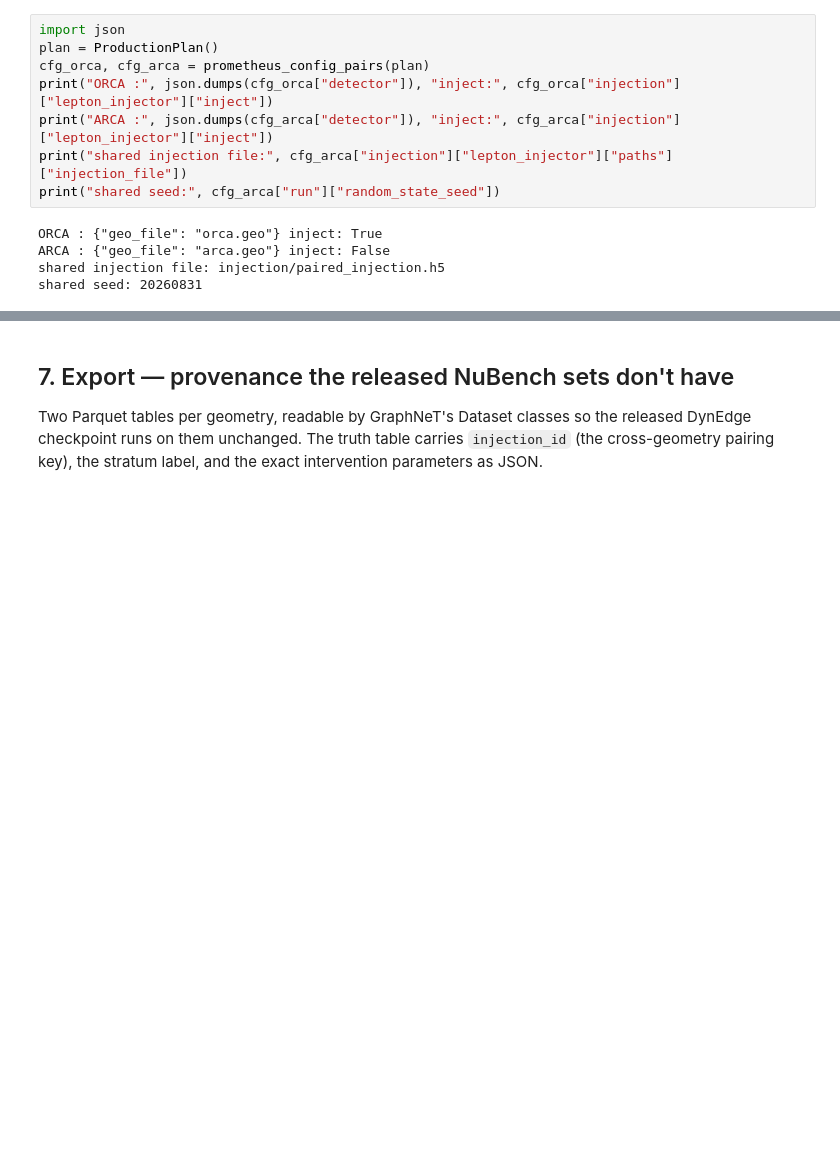
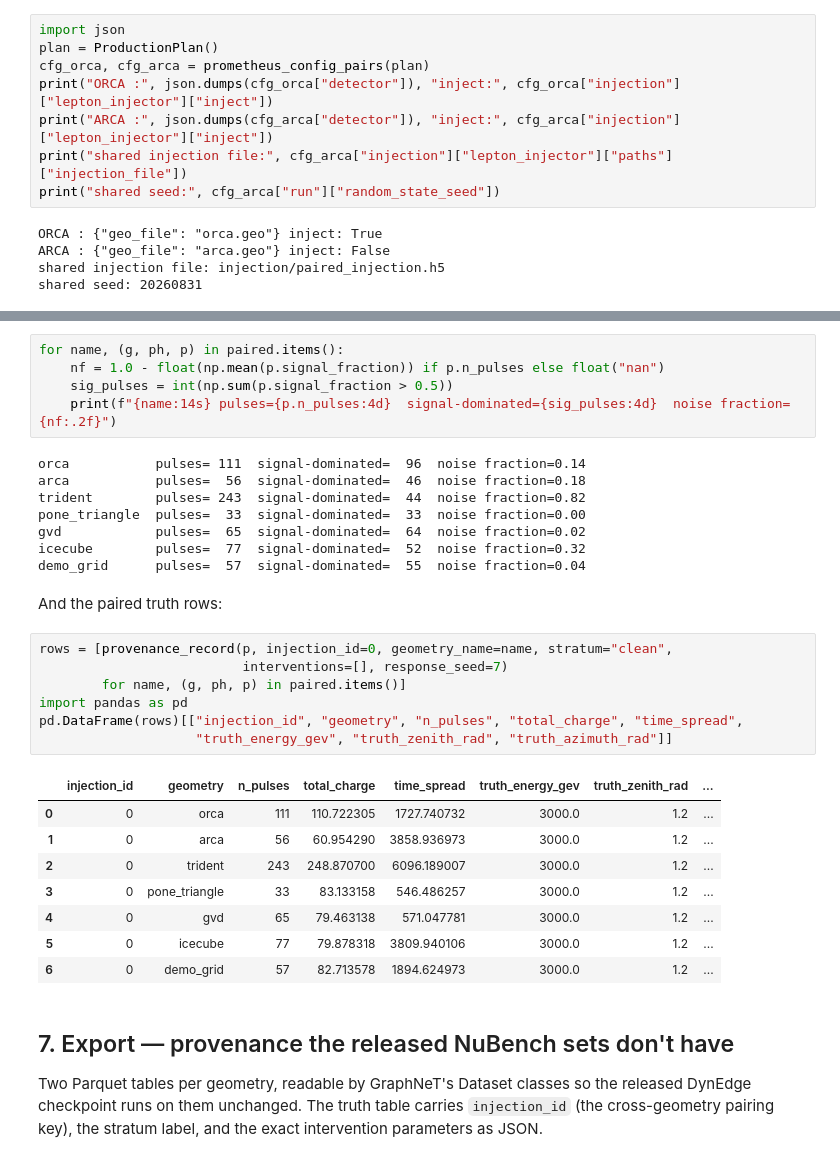
Before and after one commit to seanxia8/ORACLE, a Jupyter notebook: notebooks/oracle_paired_dataset_tutorial.ipynb, the cells around one changed output, grey strips where cells are left out. Saved outputs shown, nothing was run; the diff lists cells and outputs as text; blank space fills up the shorter version.

```diff
--- a/notebooks/oracle_paired_dataset_tutorial.ipynb
+++ b/notebooks/oracle_paired_dataset_tutorial.ipynb
@@ -203,3 +278,34 @@ shared seed: 20260831
+# %%
+for name, (g, ph, p) in paired.items():
+    nf = 1.0 - float(np.mean(p.signal_fraction)) if p.n_pulses else float("nan")
+    sig_pulses = int(np.sum(p.signal_fraction > 0.5))
+    print(f"{name:14s} pulses={p.n_pulses:4d}  signal-dominated={sig_pulses:4d}  noise fraction={nf:.2f}")
+# %% [output]
+orca           pulses= 111  signal-dominated=  96  noise fraction=0.14
+arca           pulses=  56  signal-dominated=  46  noise fraction=0.18
+trident        pulses= 243  signal-dominated=  44  noise fraction=0.82
+pone_triangle  pulses=  33  signal-dominated=  33  noise fraction=0.00
+gvd            pulses=  65  signal-dominated=  64  noise fraction=0.02
+icecube        pulses=  77  signal-dominated=  52  noise fraction=0.32
+demo_grid      pulses=  57  signal-dominated=  55  noise fraction=0.04
+# %% [markdown]
+And the paired truth rows:
+# %%
+rows = [provenance_record(p, injection_id=0, geometry_name=name, stratum="clean",
+                          interventions=[], response_seed=7)
+        for name, (g, ph, p) in paired.items()]
+import pandas as pd
+pd.DataFrame(rows)[["injection_id", "geometry", "n_pulses", "total_charge", "time_spread",
+                    "truth_energy_gev", "truth_zenith_rad", "truth_azimuth_rad"]]
+# %% [output]
+|  | injection_id | geometry | n_pulses | total_charge | time_spread | truth_energy_gev | truth_zenith_rad | ... |
+| 0 | 0 | orca | 111 | 110.722305 | 1727.740732 | 3000.0 | 1.2 | ... |
+| 1 | 0 | arca | 56 | 60.954290 | 3858.936973 | 3000.0 | 1.2 | ... |
+| 2 | 0 | trident | 243 | 248.870700 | 6096.189007 | 3000.0 | 1.2 | ... |
+| 3 | 0 | pone_triangle | 33 | 83.133158 | 546.486257 | 3000.0 | 1.2 | ... |
+| 4 | 0 | gvd | 65 | 79.463138 | 571.047781 | 3000.0 | 1.2 | ... |
+| 5 | 0 | icecube | 77 | 79.878318 | 3809.940106 | 3000.0 | 1.2 | ... |
+| 6 | 0 | demo_grid | 57 | 82.713578 | 1894.624973 | 3000.0 | 1.2 | ... |
 # %% [markdown]
 ## 7. Export — provenance the released NuBench sets don't have
 
```
Also changed, not shown: parts of 4 cells of this notebook, 11 other files.
